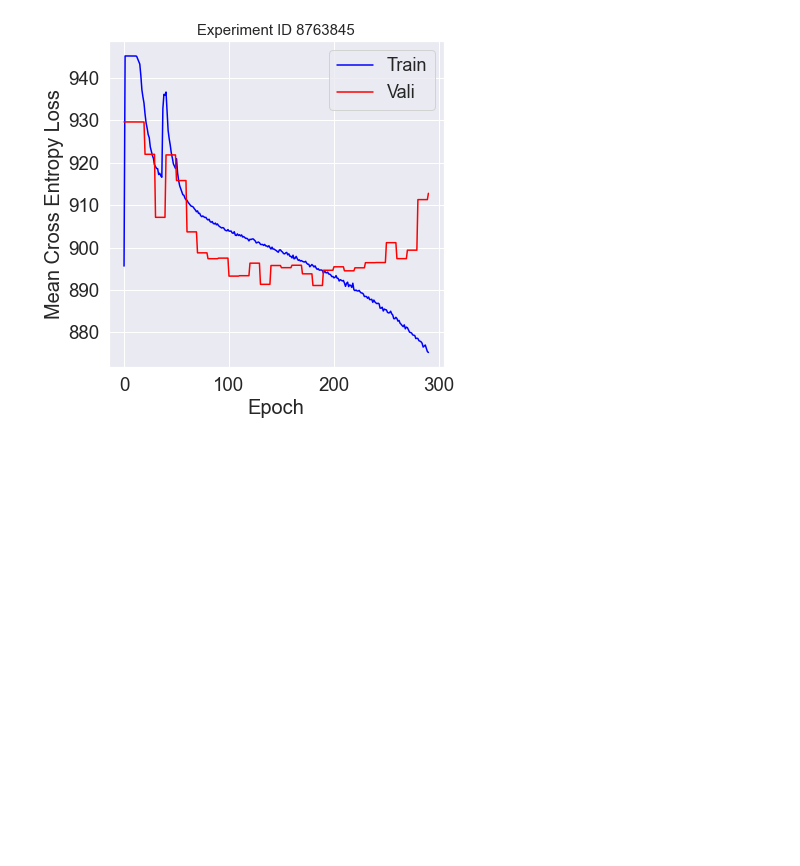
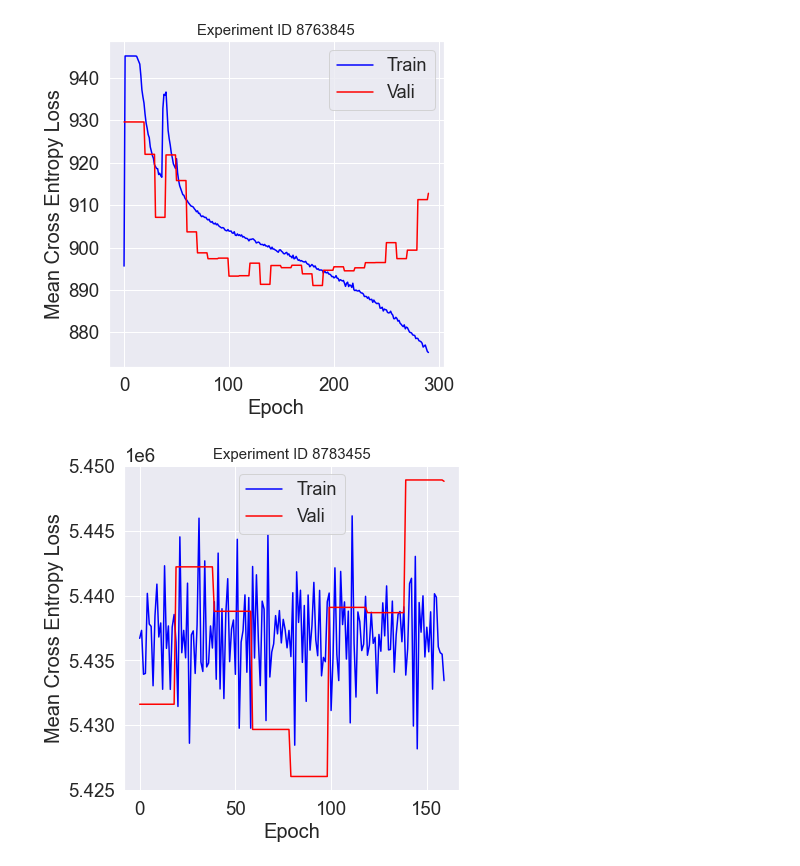
Before and after one commit to lin-bo/AutoLTS, a Jupyter notebook: visualization/res_visual.ipynb, the cells around one changed output. Saved outputs shown, nothing was run; the diff lists cells and outputs as text; code cells hidden in the pictures; blank space fills up the shorter version.

```diff
--- a/visualization/res_visual.ipynb
+++ b/visualization/res_visual.ipynb
@@ -226,10 +226,10 @@ check_comp_res('8782883_4')
 # %% [markdown]
 # MoCo Loss Visualization
 # %%
-def check_MoCo_loss(file_name):
+def check_MoCo_loss(file_name, start=0):
     # load loss records
     path = root + f'{file_name}_loss.txt'
-    loss = np.loadtxt(path, delimiter=',')
+    loss = np.loadtxt(path, delimiter=',')[start:]
     dim = loss.shape
     train_loss = loss[:, 0]
     vali_loss = loss[:, 1]
@@ -272,3 +272,7 @@ check_MoCo_loss('8763845')
 check_MoCo_loss('8763845')
 # %% [output]
 [figure]
+# %%
+check_MoCo_loss('8783455', start=1)
+# %% [output]
+[figure, added]
```
Also changed, not shown: parts of 1 cell of this notebook, 4 other files.
